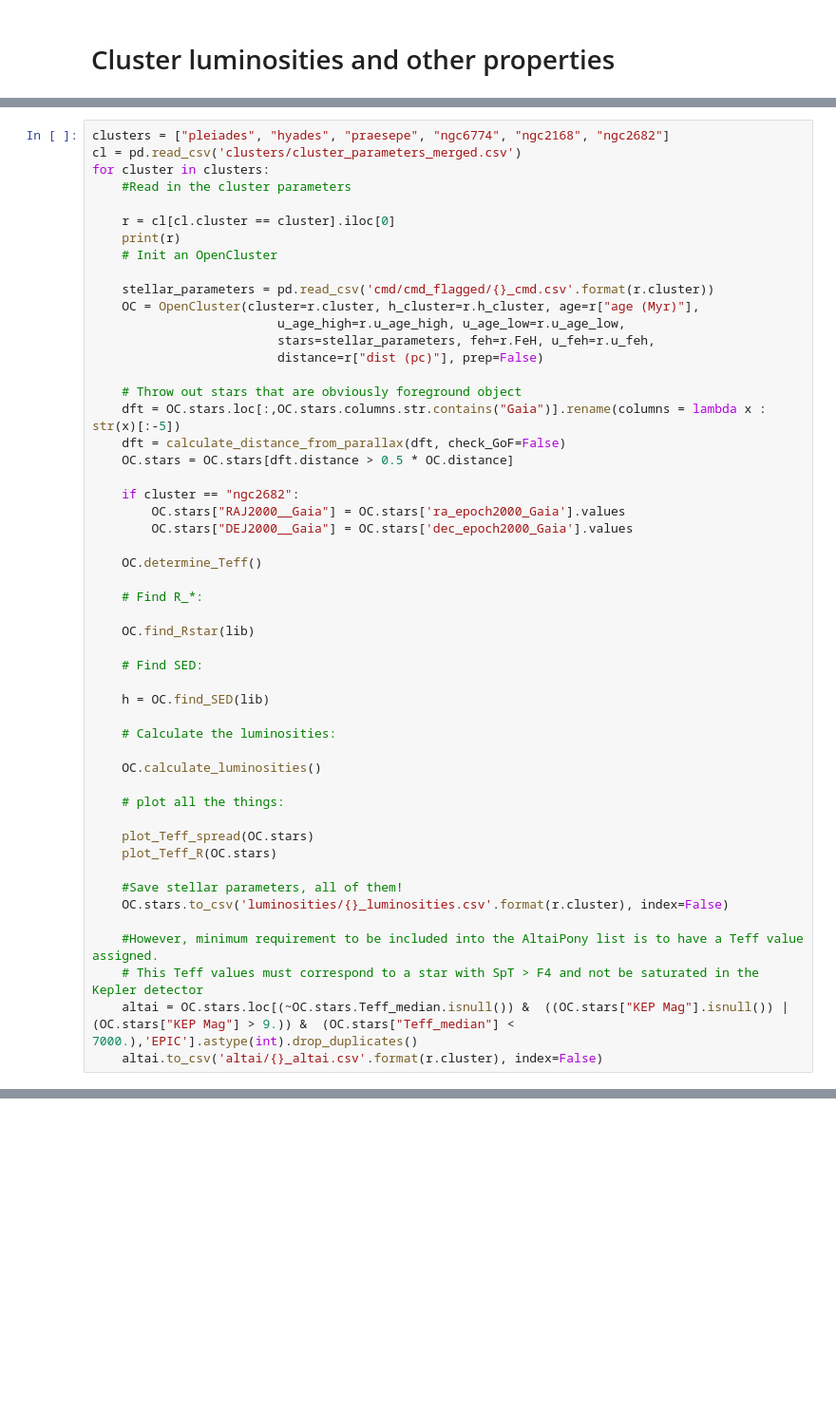
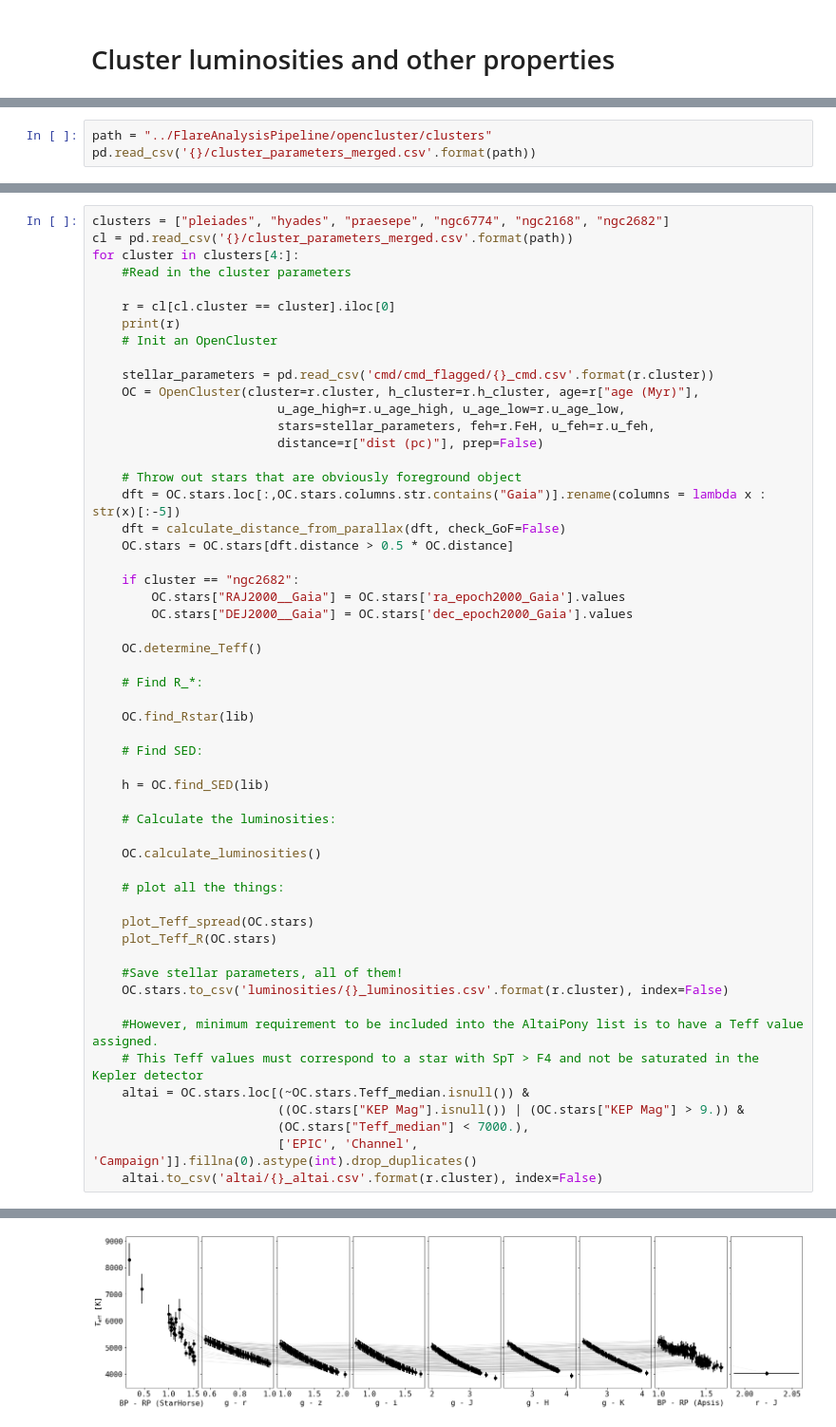
Before and after one commit to ekaterinailin/flares-in-clusters-with-k2-ii, a Jupyter notebook: StellarParameters/11_STELLAR_PARAMETERS_all_OCs_with_plots.ipynb, the cells around one changed output, grey strips where cells are left out. Shown: that part at 95% size. Saved outputs shown, nothing was run; the diff lists cells and outputs as text; blank space fills up the shorter version.

Commit message:
Rerun notebooks, get new altaipony lists, create jobfile for parallel computing.

```diff
--- a/StellarParameters/11_STELLAR_PARAMETERS_all_OCs_with_plots.ipynb
+++ b/StellarParameters/11_STELLAR_PARAMETERS_all_OCs_with_plots.ipynb
@@ -123,0 +124,3 @@ pd.read_csv('clusters/cluster_parameters_merged.csv')
+# %%
+path = "../FlareAnalysisPipeline/opencluster/clusters"
+pd.read_csv('{}/cluster_parameters_merged.csv'.format(path))
@@ -124,7 +135,7 @@ pd.read_csv('clusters/cluster_parameters_merged.csv')
 # %%
 clusters = ["pleiades", "hyades", "praesepe", "ngc6774", "ngc2168", "ngc2682"]
-cl = pd.read_csv('clusters/cluster_parameters_merged.csv')
-for cluster in clusters:
+cl = pd.read_csv('{}/cluster_parameters_merged.csv'.format(path))
+for cluster in clusters[4:]:
     #Read in the cluster parameters
 
     r = cl[cl.cluster == cluster].iloc[0]
@@ -170,5 +181,9 @@ for cluster in clusters:
 
     #However, minimum requirement to be included into the AltaiPony list is to have a Teff value assigned.
     # This Teff values must correspond to a star with SpT > F4 and not be saturated in the Kepler detector
-    altai = OC.stars.loc[(~OC.stars.Teff_median.isnull()) &  ((OC.stars["KEP Mag"].isnull()) | (OC.stars["KEP Mag"] > 9.)) &  (OC.stars["Teff_median"] < 7000.),'EPIC'].astype(int).drop_duplicates()
+    altai = OC.stars.loc[(~OC.stars.Teff_median.isnull()) &
+                         ((OC.stars["KEP Mag"].isnull()) | (OC.stars["KEP Mag"] > 9.)) &
+                         (OC.stars["Teff_median"] < 7000.),
+                         ['EPIC', 'Channel', 'Campaign']].fillna(0).astype(int).drop_duplicates()
     altai.to_csv('altai/{}_altai.csv'.format(r.cluster), index=False)
+# %% [output]
@@ -174,0 +207 @@ for cluster in clusters:
+[figure, added]
```
Also changed, not shown: parts of 4 cells of this notebook, 42 other files.
